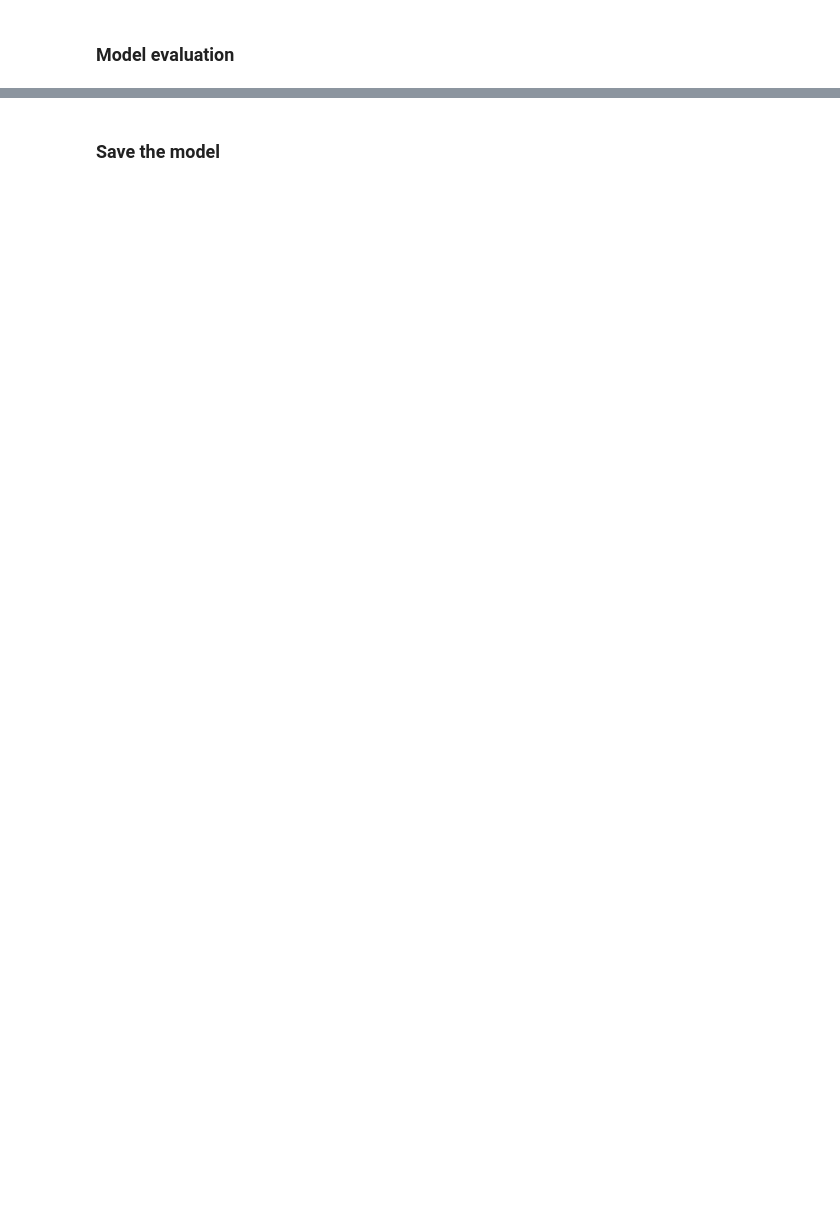
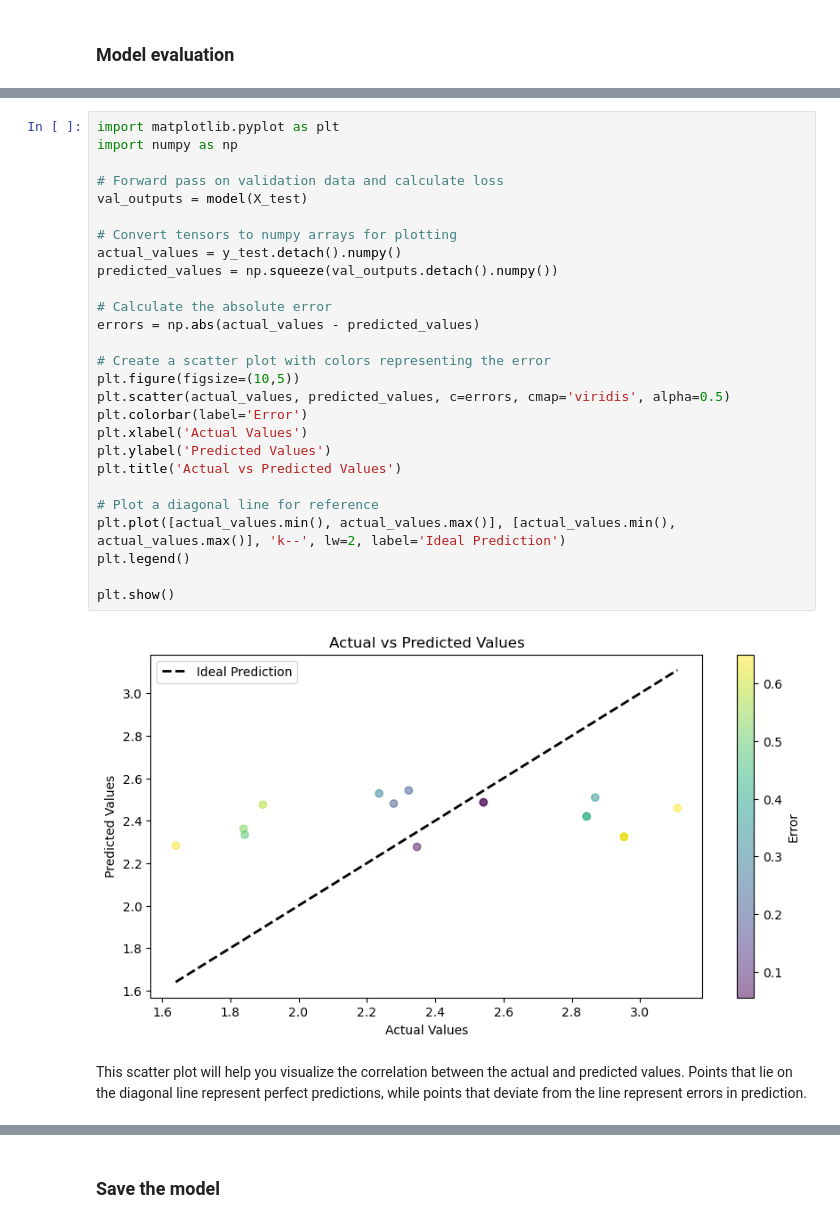
Before and after one commit to Josewathome/Tensile-Prediction-Model, a Jupyter notebook: TESILE Model .ipynb, the cells around one changed output, grey strips where cells are left out. Drawn from its saved outputs; the diff is of its cells as text; blank space fills up the shorter version.

```diff
--- a/TESILE Model .ipynb
+++ b/TESILE Model .ipynb
@@ -281,0 +298,31 @@ Mean Squared Error: 31.357023119926453 %
+# %%
+import matplotlib.pyplot as plt
+import numpy as np
+
+# Forward pass on validation data and calculate loss
+val_outputs = model(X_test)
+
+# Convert tensors to numpy arrays for plotting
+actual_values = y_test.detach().numpy()
+predicted_values = np.squeeze(val_outputs.detach().numpy())
+
+# Calculate the absolute error
+errors = np.abs(actual_values - predicted_values)
+
+# Create a scatter plot with colors representing the error
+plt.figure(figsize=(10,5))
+plt.scatter(actual_values, predicted_values, c=errors, cmap='viridis', alpha=0.5)
+plt.colorbar(label='Error')
+plt.xlabel('Actual Values')
+plt.ylabel('Predicted Values')
+plt.title('Actual vs Predicted Values')
+
+# Plot a diagonal line for reference
+plt.plot([actual_values.min(), actual_values.max()], [actual_values.min(), actual_values.max()], 'k--', lw=2, label='Ideal Prediction')
+plt.legend()
+
+plt.show()
+# %% [output]
+[figure, added]
+# %% [markdown]
+ This scatter plot will help you visualize the correlation between the actual and predicted values. Points that lie on the diagonal line represent perfect predictions, while points that deviate from the line represent errors in prediction.
```
Also changed, not shown: parts of 23 cells of this notebook, 23 other files.
